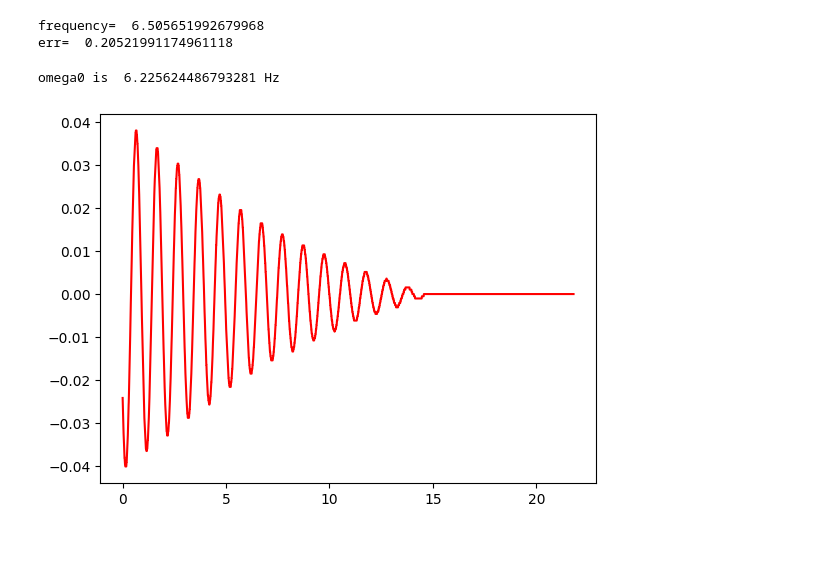
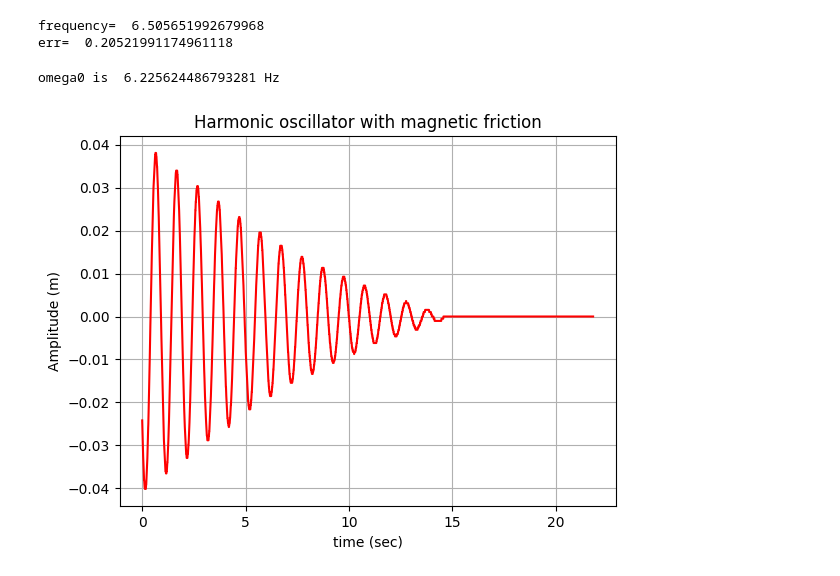
Before and after one commit to ronniegertman/Waves, a Jupyter notebook: harmonic_oscilator.ipynb, the cells around one changed output. Cells and saved outputs as stored; diff of their text form; code cells hidden in the pictures; blank space fills up the shorter version.

```diff
--- a/harmonic_oscilator.ipynb
+++ b/harmonic_oscilator.ipynb
@@ -115,25 +121,32 @@ err=  0.20521991174961118
 # %%
 #third experiment
 magnets_data = pd.read_csv("magnets.csv")
 time = magnets_data['time(s)'].values
 counts = magnets_data['count B'].values
 x = counts * counts_to_meter
 
 def f(t, A, tau, w0, phi):
   w1 = np.sqrt(w0**2 - ((1/(2*tau))**2))
   return A*np.exp(-1*t/(2*tau))*np.cos(w1*t+phi)
 
 p0 = ([20,3,6, 0])
 params,cov = cfit(f,time,x,p0=p0)
 plt.figure()
 # plt.plot(time, f(time, *params), 'b-')
 plt.plot(time,x, 'r-')
+plt.xlabel('time (sec)')
+plt.ylabel('Amplitude (m)')
+plt.title("Harmonic oscillator with magnetic friction")
+plt.grid()
+plt.savefig("magnets.png")
+
+A = params[0]
 w0 = params[2]
 tau = params[1]
 print("omega0 is ", w0, "Hz")
 # %% [output]
 omega0 is  6.225624486793281 Hz
-[figure, old version]
+[figure, new version]
 # %%
 #resonance - second exp
 #wo from the prev exp
```
Also changed, not shown: parts of 2 cells of this notebook.
